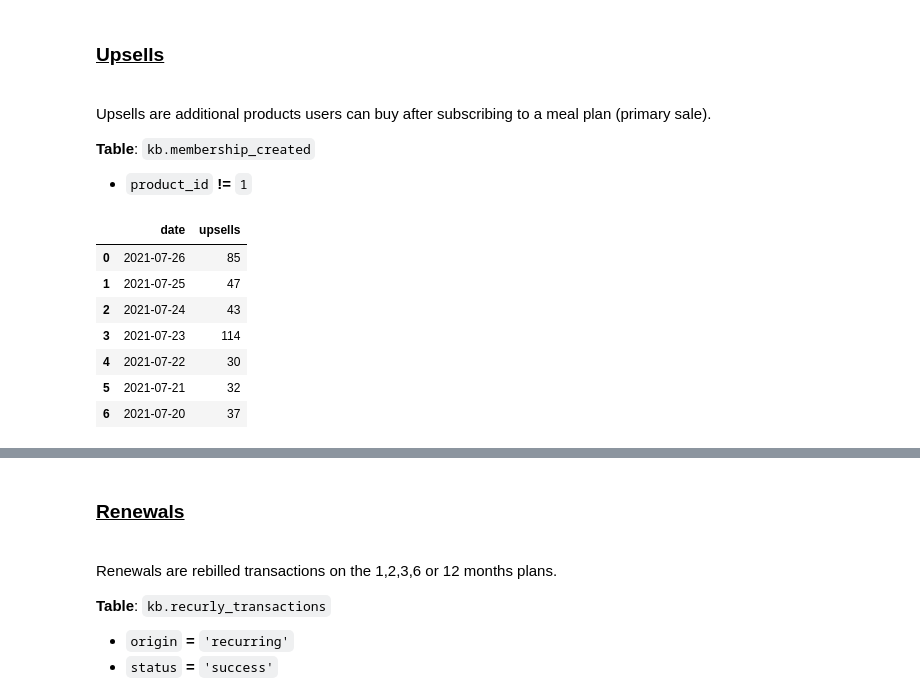
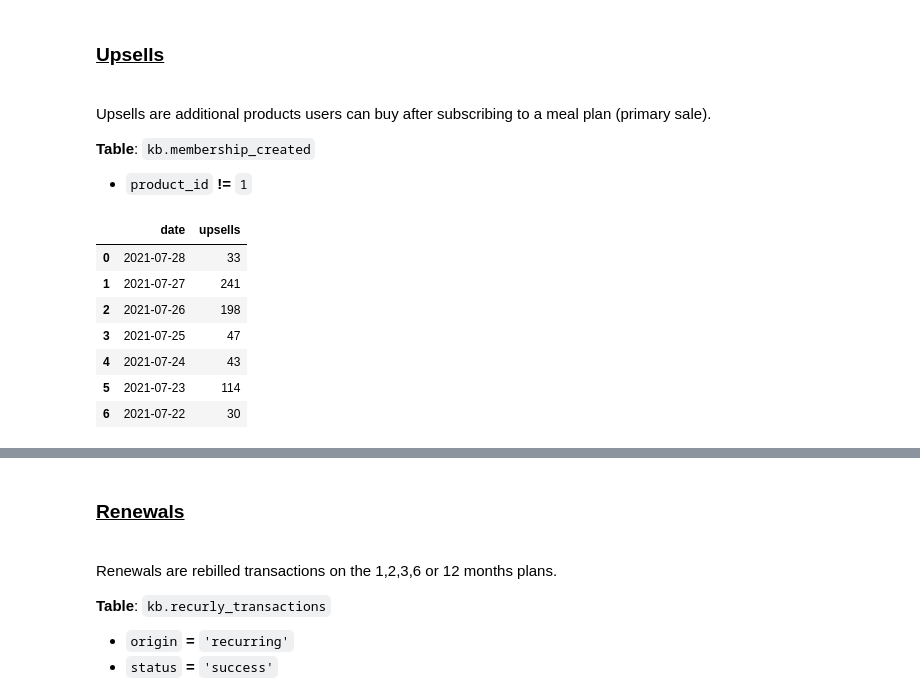
Before and after one commit to danielsflamaric/data-sccience-cookiecutter, a Jupyter notebook: cookiecutter/notebooks/01_dsf_eative_metrics_QA.ipynb, the cells around one changed output, grey strips where cells are left out. Saved outputs shown, nothing was run; the diff lists cells and outputs as text; code cells hidden in the pictures.

```diff
--- a/cookiecutter/notebooks/01_dsf_eative_metrics_QA.ipynb
+++ b/cookiecutter/notebooks/01_dsf_eative_metrics_QA.ipynb
@@ -70,7 +69,7 @@ ModuleNotFoundError: No module named 'utils'
 # %%
 db_config = yaml.safe_load(open(os.path.expanduser('~/.dbconfig/db_config_parameters.yml'), 'r'))
 # %%
-START_DATE = '2021-01-01'
+params = {'start_date': '2021-01-01'}
 # %% [markdown]
 <h2 id="acquisition">Acquisition</h2>
 <h3 id="primary_sales">Primary Sales</h3>
@@ -146,19 +121,17 @@ ORDER BY
 # %%
-# Read query
-upsells = read_rd_query(upsells_query, **db_config['redshift_config'])
-upsells = upsells.copy(deep=True)
+query = get_sql_query(os.path.join(os.getcwd(), '../data/queries/upsells_query.sql')) % params['start_date']
+df_upsells = read_rd_query(query, **db_config['redshift_config'])
 
-# Convert to a data frame and sort by date DESC
-df_upsells = pd.DataFrame(upsells).sort_values(by='date', ascending=False)
+df_upsells.sort_values(by='date', ascending=False, inplace=True)
 
 # Show last 7 days Upsells
 df_upsells.head(7)
 # %% [output]
 |  | date | upsells |
-| 0 | 2021-07-26 | 85 |
-| 1 | 2021-07-25 | 47 |
-| 2 | 2021-07-24 | 43 |
-| 3 | 2021-07-23 | 114 |
-| 4 | 2021-07-22 | 30 |
-| 5 | 2021-07-21 | 32 |
-| 6 | 2021-07-20 | 37 |
+| 0 | 2021-07-28 | 33 |
+| 1 | 2021-07-27 | 241 |
+| 2 | 2021-07-26 | 198 |
+| 3 | 2021-07-25 | 47 |
+| 4 | 2021-07-24 | 43 |
+| 5 | 2021-07-23 | 114 |
+| 6 | 2021-07-22 | 30 |
```
Also changed, not shown: parts of 31 cells of this notebook, 14 other files.
